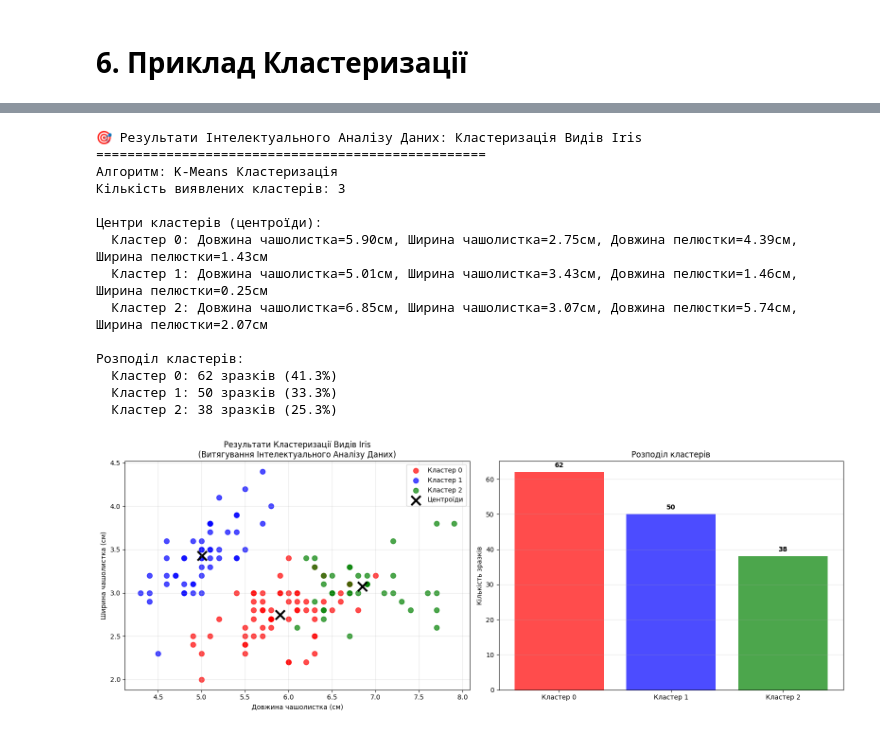
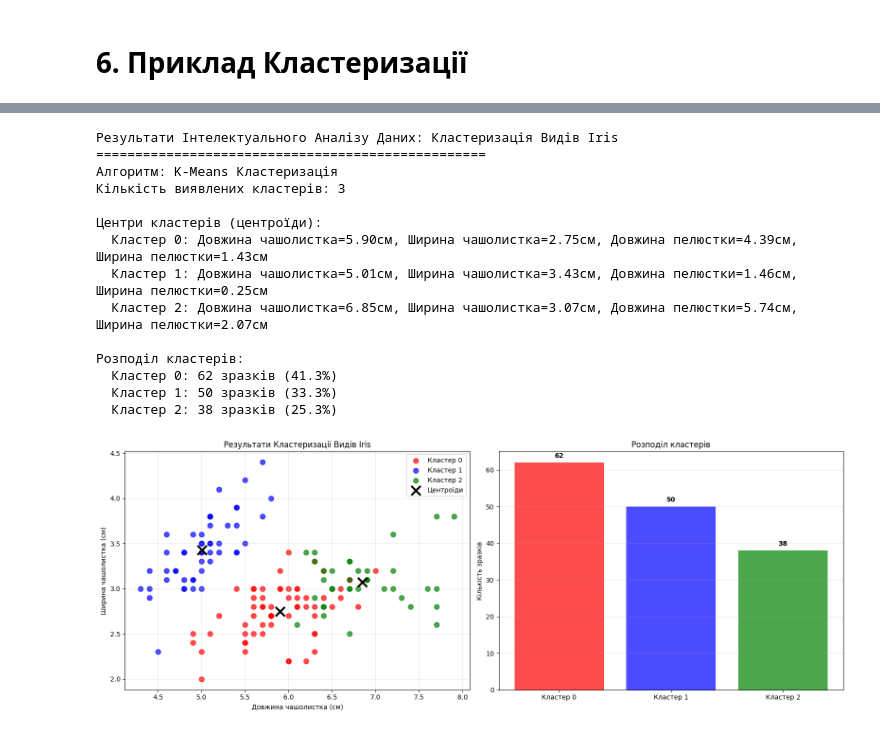
Before and after one commit to Neronuser/data-mining-course, a Jupyter notebook: 1.0-Introduction_to_Data_Mining.ipynb, the cells around one changed output, grey strips where cells are left out. Saved outputs shown, nothing was run; the diff lists cells and outputs as text; code cells hidden in the pictures.

```diff
--- a/1.0-Introduction_to_Data_Mining.ipynb
+++ b/1.0-Introduction_to_Data_Mining.ipynb
@@ -261,5 +258,4 @@ feature_names = iris.feature_names
 target_names = iris.target_names
 
 df = pd.DataFrame(X, columns=feature_names)
-df['Species'] = [target_names[i] for i in y]
-df['Species_Code'] = y
+df.head()
@@ -301,7 +322,7 @@ df['Cluster'] = cluster_labels
 colors = ['red', 'blue', 'green']
 cluster_names = ['Кластер 0', 'Кластер 1', 'Кластер 2']
 
-print("🎯 Результати Інтелектуального Аналізу Даних: Кластеризація Видів Iris")
+print("Результати Інтелектуального Аналізу Даних: Кластеризація Видів Iris")
 print("=" * 50)
 print("Алгоритм: K-Means Кластеризація")
 print(f"Кількість виявлених кластерів: {len(np.unique(cluster_labels))}")
@@ -315,7 +336,7 @@ for i in range(3):
     percentage = (count / len(cluster_labels)) * 100
     print(f"  {cluster_names[i]}: {count} зразків ({percentage:.1f}%)")
 # %% [output]
-🎯 Результати Інтелектуального Аналізу Даних: Кластеризація Видів Iris
+Результати Інтелектуального Аналізу Даних: Кластеризація Видів Iris
 ==================================================
 Алгоритм: K-Means Кластеризація
 Кількість виявлених кластерів: 3
@@ -340,32 +361,32 @@ for i in range(3):
                    label=cluster_names[i],
                    alpha=0.7,
                    s=60)
 
 axes[0].scatter(kmeans.cluster_centers_[:, 0],
                kmeans.cluster_centers_[:, 1],
                c='black',
                marker='x',
                s=200,
                linewidths=3,
                label='Центроїди')
 
 axes[0].set_xlabel('Довжина чашолистка (см)')
 axes[0].set_ylabel('Ширина чашолистка (см)')
-axes[0].set_title('Результати Кластеризації Видів Iris\n(Витягування Інтелектуального Аналізу Даних)')
+axes[0].set_title('Результати Кластеризації Видів Iris')
 axes[0].legend()
 axes[0].grid(True, alpha=0.3)
 
 cluster_counts = df['Cluster'].value_counts().sort_index()
 bars = axes[1].bar(cluster_names, cluster_counts.values, color=colors, alpha=0.7)
 axes[1].set_ylabel('Кількість зразків')
 axes[1].set_title('Розподіл кластерів')
 axes[1].grid(True, alpha=0.3, axis='y')
 
 for bar, count in zip(bars, cluster_counts.values):
     axes[1].text(bar.get_x() + bar.get_width()/2, bar.get_height() + 1,
                 str(count), ha='center', va='bottom', fontweight='bold')
 
 plt.tight_layout()
 plt.show()
 # %% [output]
-[figure, old version]
+[figure, new version]
```
Also changed, not shown: parts of 10 cells of this notebook.
